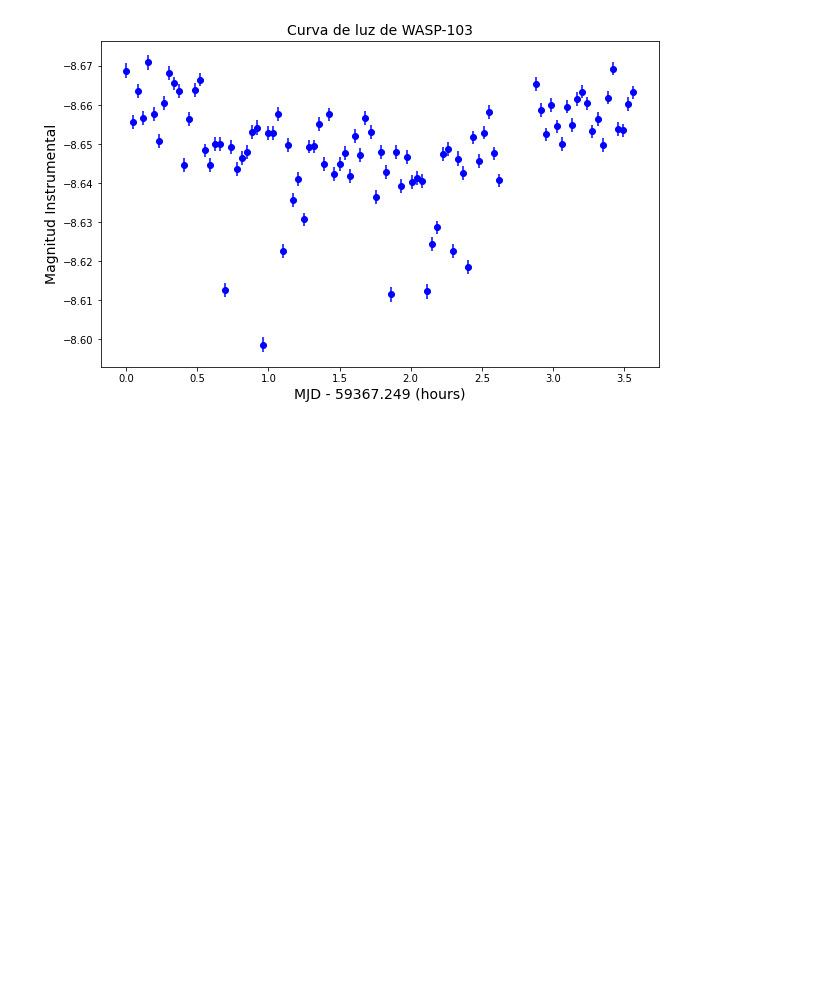
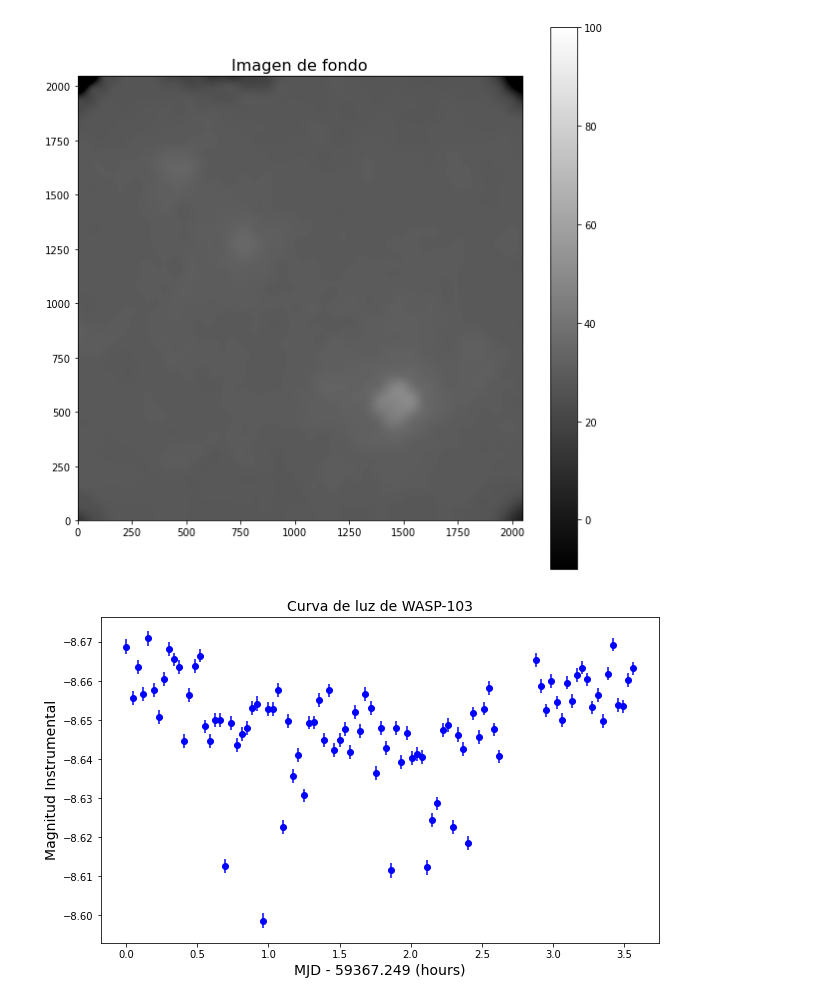
Before and after one commit to tanaxer01/DHA1001_Transito, a Jupyter notebook: Informe.ipynb, the cells around one changed output. Saved outputs shown, nothing was run; the diff lists cells and outputs as text; code cells hidden in the pictures; blank space fills up the shorter version.

```diff
--- a/Informe.ipynb
+++ b/Informe.ipynb
@@ -111,3 +130,7 @@ Recentrando fuentes en la imagen ali_ciencia_00000093.fit
+# %%
+desplegar_imagen(data_loc+"wasp103_red/ali_ciencia_00000001.bkg.fits", titulo='Imagen de fondo', cmin=-10, cmax=100)
+# %% [output]
+[figure, added]
 # %%
 # medir la fotometría de apertura
 for imagen in img_reducidas_alineadas[1:]:
```
Also changed, not shown: parts of 14 cells of this notebook.
